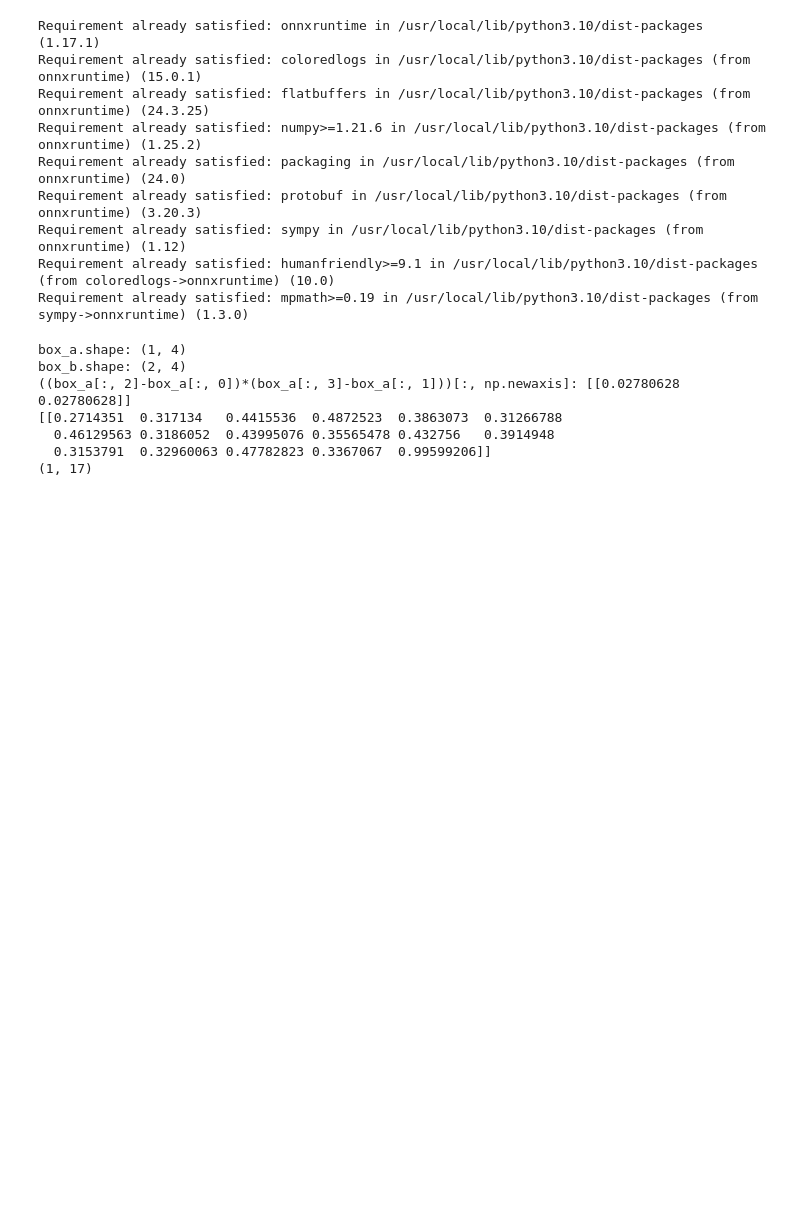
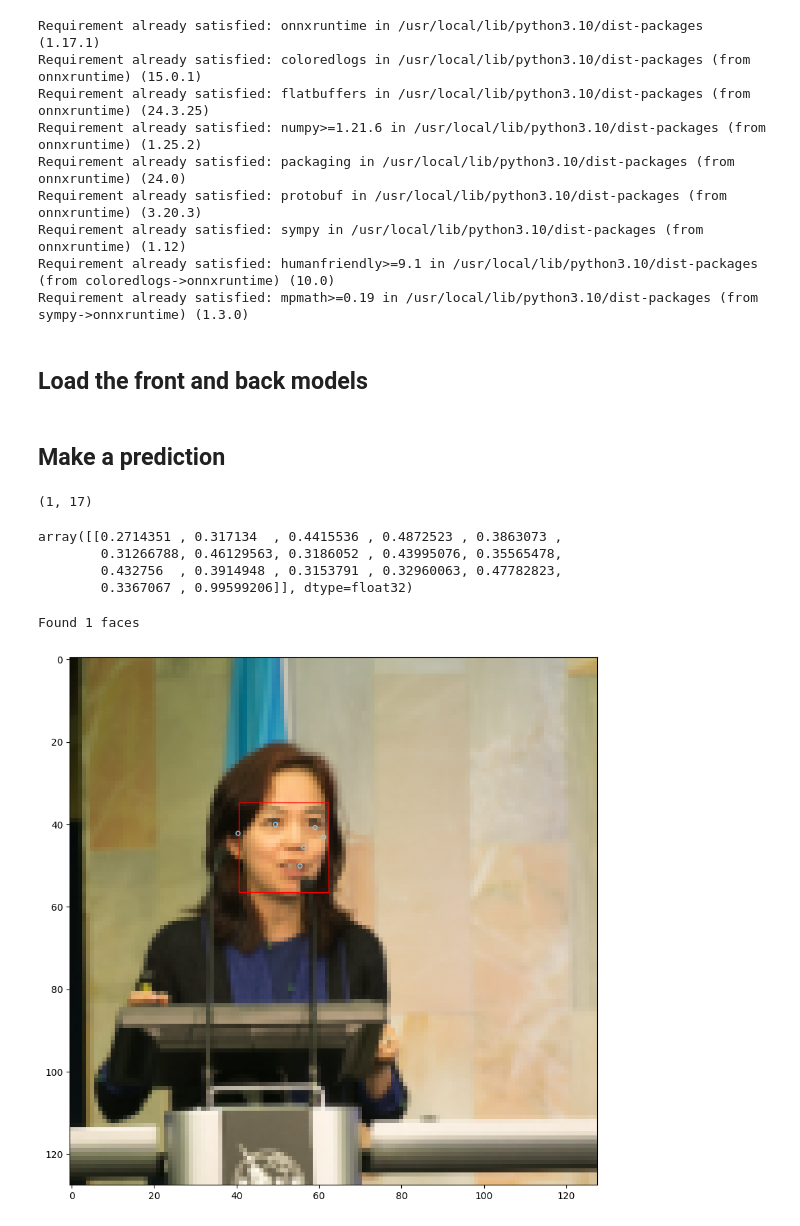
Before and after one commit to hasimoka/BlazeFace-PyTorch, a Jupyter notebook: InferenceONNXModel.ipynb, the cells around one changed output. Cells and saved outputs as stored; diff of their text form; code cells hidden in the pictures; blank space fills up the shorter version.

```diff
--- a/InferenceONNXModel.ipynb
+++ b/InferenceONNXModel.ipynb
@@ -23,22 +60,33 @@ Requirement already satisfied: mpmath>=0.19 in /usr/local/lib/python3.10/dist-pa
+# %% [markdown]
+## Load the front and back models
 # %%
 import blazeface_with_onnx as blazeface
 
-model = blazeface.BlazeFaceWithOnnx()
-model.load_anchors("./anchors.npy")
+front_net = blazeface.BlazeFaceWithOnnx()
+front_net.load_anchors("./anchors.npy")
+back_net = blazeface.BlazeFaceWithOnnx(back_model=True)
+back_net.load_anchors("./anchors.npy")
+# %% [markdown]
+## Make a prediction
 # %%
 import cv2
 
 img = cv2.imread("./1face.png")
 img = cv2.cvtColor(img, cv2.COLOR_BGR2RGB)
 
-front_detections = model.predict_on_image(img)
-print(front_detections)
-print(front_detections.shape)
+front_detections = front_net.predict_on_image(img)
+front_detections.shape
 # %% [output]
-box_a.shape: (1, 4)
-box_b.shape: (2, 4)
-((box_a[:, 2]-box_a[:, 0])*(box_a[:, 3]-box_a[:, 1]))[:, np.newaxis]: [[0.02780628 0.02780628]]
-[[0.2714351  0.317134   0.4415536  0.4872523  0.3863073  0.31266788
-  0.46129563 0.3186052  0.43995076 0.35565478 0.432756   0.3914948
-  0.3153791  0.32960063 0.47782823 0.3367067  0.99599206]]
 (1, 17)
+# %%
+front_detections
+# %% [output]
+array([[0.2714351 , 0.317134  , 0.4415536 , 0.4872523 , 0.3863073 ,
+        0.31266788, 0.46129563, 0.3186052 , 0.43995076, 0.35565478,
+        0.432756  , 0.3914948 , 0.3153791 , 0.32960063, 0.47782823,
+        0.3367067 , 0.99599206]], dtype=float32)
+# %%
+plot_detections(img, front_detections)
+# %% [output]
+Found 1 faces
+[figure, added]
```
Also changed, not shown: parts of 10 cells of this notebook.
